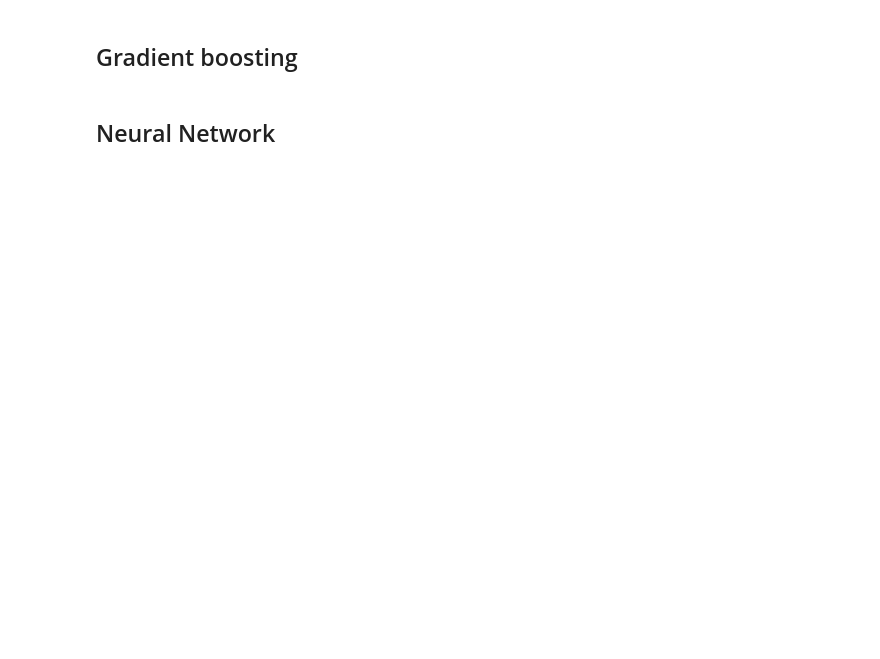
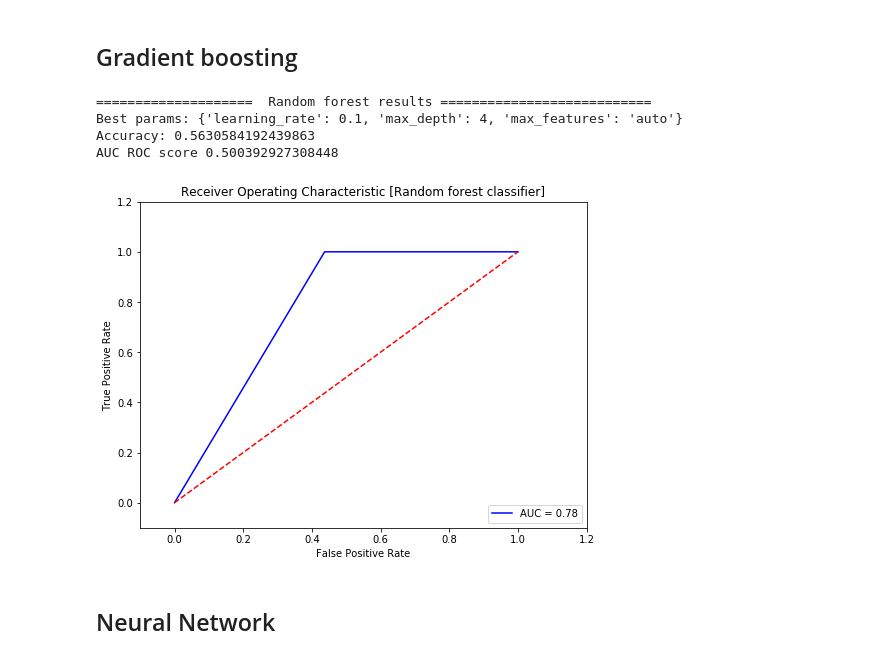
Before and after one commit to stephanie-bron/advanced-computing-2018, a Jupyter notebook: project/selectingFlaringGammaRaySources.ipynb, the cells around one changed output. Saved outputs shown, nothing was run; the diff lists cells and outputs as text; code cells hidden in the pictures; blank space fills up the shorter version.

```diff
--- a/project/selectingFlaringGammaRaySources.ipynb
+++ b/project/selectingFlaringGammaRaySources.ipynb
@@ -137,24 +143,30 @@ bestClf_gb, bestParam_gb, prediction_gb = gradientBoosting(X_train, y_train, X_t
 # %%
 print('====================  Random forest results ===========================')
 print('Best params:', bestParam_gb)
 print('Accuracy:', bestClf_gb.score(X_test, y_test))
 print('AUC ROC score', roc_auc_score(y_test, prediction_gb))
 
 from sklearn.metrics import roc_curve, auc
-false_positive_rate, true_positive_rate, thresholds = roc_curve(prediction, y_test)
+false_positive_rate, true_positive_rate, thresholds = roc_curve(prediction_gb, y_test)
 roc_auc = auc(false_positive_rate, true_positive_rate)
 
 fig = plt.figure(figsize=(8,6))
 plt.title('Receiver Operating Characteristic [Random forest classifier]')
 plt.plot(false_positive_rate, true_positive_rate, 'b',
 label='AUC = %0.2f'% roc_auc)
 plt.legend(loc='lower right')
 plt.plot([0,1],[0,1],'r--')
 plt.xlim([-0.1,1.2])
 plt.ylim([-0.1,1.2])
 plt.ylabel('True Positive Rate')
 plt.xlabel('False Positive Rate')
 plt.show()
+# %% [output]
+====================  Random forest results ===========================
+Best params: {'learning_rate': 0.1, 'max_depth': 4, 'max_features': 'auto'}
+Accuracy: 0.5630584192439863
+AUC ROC score 0.500392927308448
+[figure, added]
 # %% [markdown]
 ## Neural Network
 # %%
```
Also changed, not shown: parts of 13 cells of this notebook, 3 other files.
